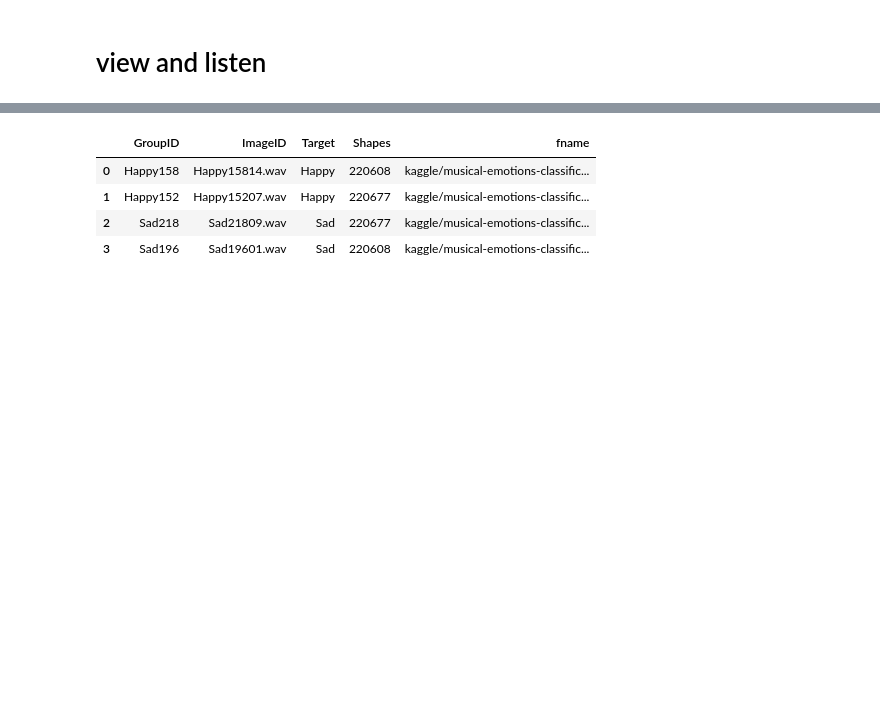
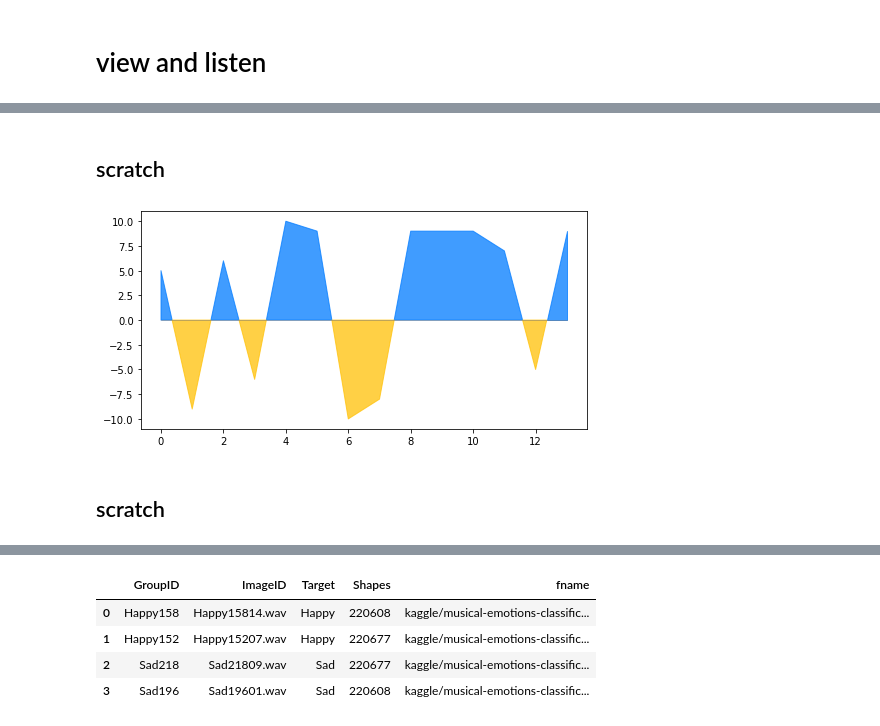
Before and after one commit to PacktPublishing/Data-Augmentation-with-Python, a Jupyter notebook: data_augmentation_with_python_chapter_7.ipynb, the cells around one changed output, grey strips where cells are left out. Cells and saved outputs as stored; diff of their text form; code cells hidden in the pictures; blank space fills up the shorter version.

Commit message:
Got the area pos and neg working beautifully

```diff
--- a/data_augmentation_with_python_chapter_7.ipynb
+++ b/data_augmentation_with_python_chapter_7.ipynb
@@ -327,0 +364,9 @@ pluto.draw_audio(pluto.df_music_data)
+# %% [markdown]
+## scratch
+# %%
+income = numpy.array([5., -9., 6., -6., 10.,9.,-10.,-8.,9.,9.,9.,7.,-5,9])
+canvas, pic = matplotlib.pyplot.subplots(figsize=(8, 4))
+pluto._draw_area_with_neg(income, pic)
+canvas.show()
+# %% [output]
+[figure, added]
@@ -327,0 +403,2 @@ pluto.draw_audio(pluto.df_music_data)
+# %% [markdown]
+## scratch
```
Also changed, not shown: parts of 29 cells of this notebook.
